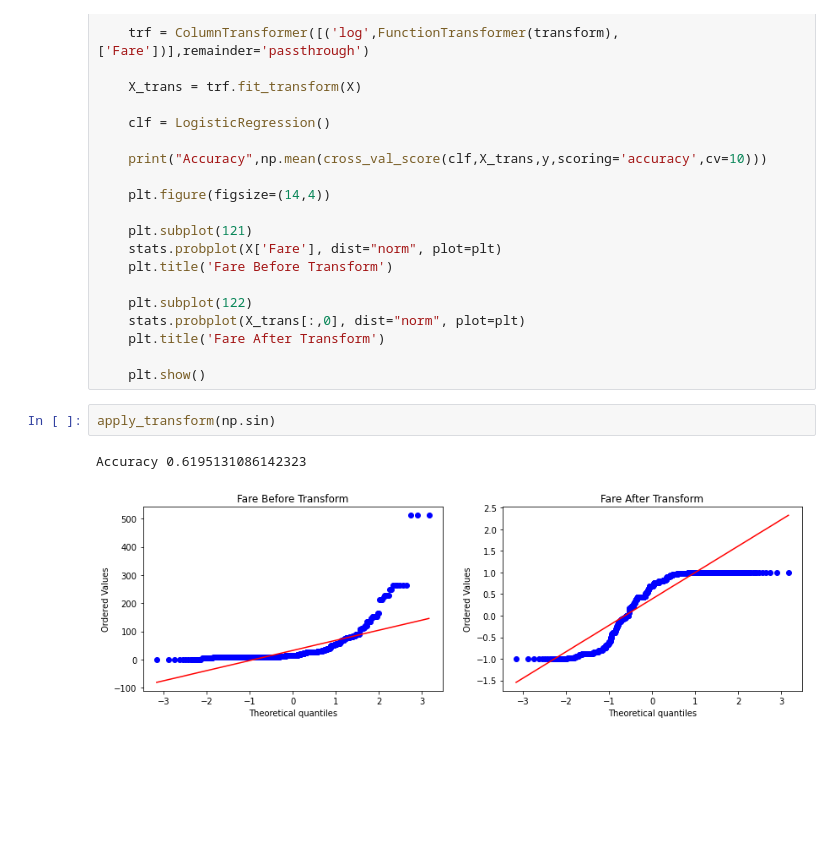
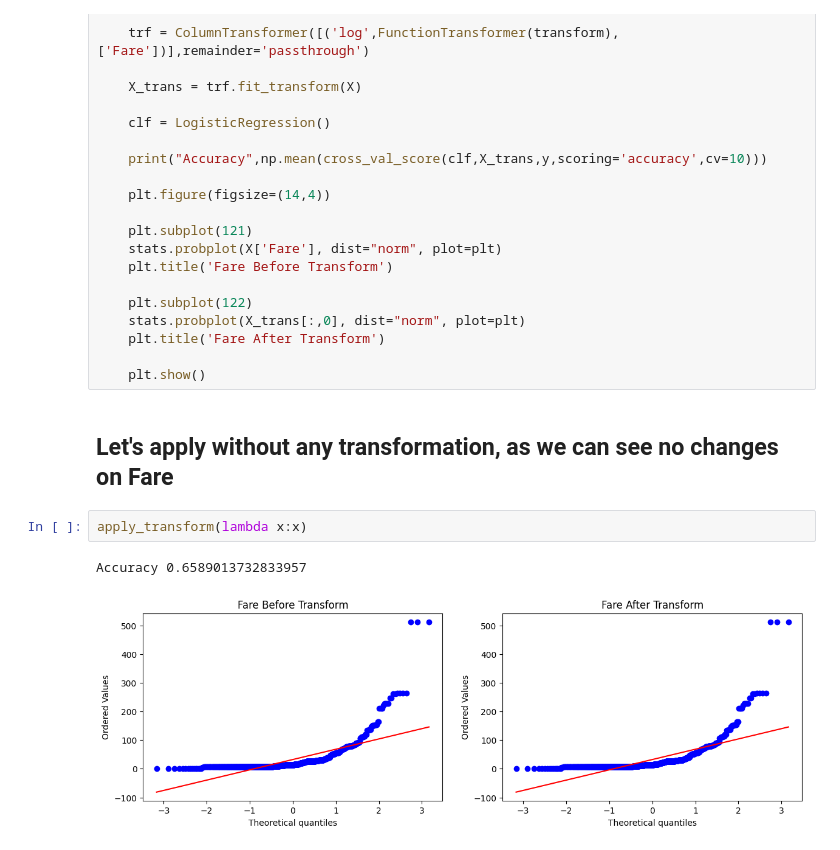
Before and after one commit to sourabhms66/statistics, a Jupyter notebook: function_transformer.ipynb, the cells around one changed output. Saved outputs shown, nothing was run; the diff lists cells and outputs as text; blank space fills up the shorter version.

```diff
--- a/function_transformer.ipynb
+++ b/function_transformer.ipynb
@@ -250,8 +261,10 @@ def apply_transform(transform):
     plt.title('Fare After Transform')
 
     plt.show()
-# %%
-apply_transform(np.sin)
-# %% [output]
-Accuracy 0.6195131086142323
-[figure, removed]
+# %% [markdown]
+## Let's apply without any transformation, as we can see no changes on Fare
+# %%
+apply_transform(lambda x:x)
+# %% [output]
+Accuracy 0.6589013732833957
+[figure, added]
```
Also changed, not shown: parts of 15 cells of this notebook.
